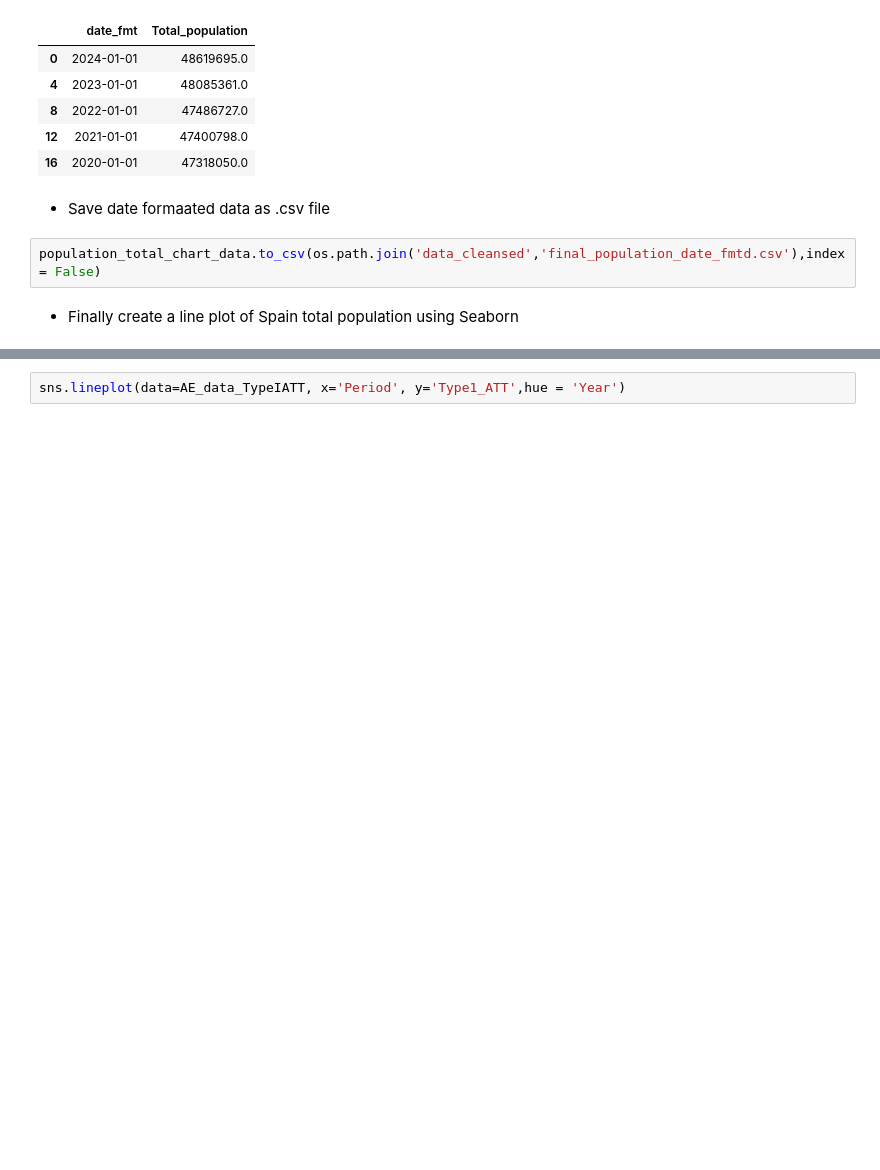
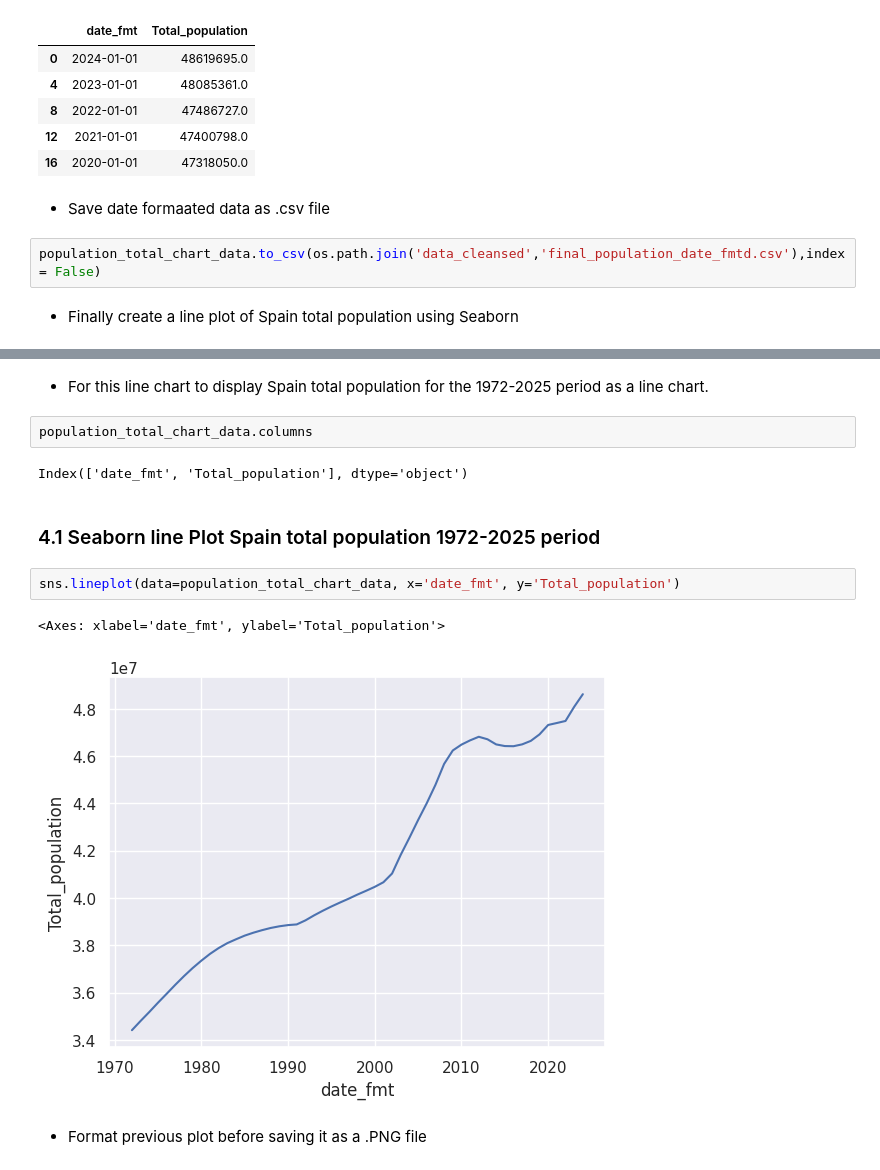
Before and after one commit to Pablo-source/ML-using-Python, a Jupyter notebook: data_wrangling_scripts/10 Import excel file creating standard date variable.ipynb, the cells around one changed output, grey strips where cells are left out. Cells and saved outputs as stored; diff of their text form; blank space fills up the shorter version.

Commit message:
designing Seaborn plot

```diff
--- a/data_wrangling_scripts/10 Import excel file creating standard date variable.ipynb
+++ b/data_wrangling_scripts/10 Import excel file creating standard date variable.ipynb
@@ -479,2 +487,15 @@ ModuleNotFoundError: No module named 'matplotlib'
+# %% [markdown]
+- For this line chart to display Spain total population for the 1972-2025 period as a line chart.
+# %%
+population_total_chart_data.columns
+# %% [output]
+Index(['date_fmt', 'Total_population'], dtype='object')
+# %% [markdown]
+### 4.1 Seaborn line Plot Spain total population 1972-2025 period
 # %%
-sns.lineplot(data=AE_data_TypeIATT, x='Period', y='Type1_ATT',hue = 'Year')
+sns.lineplot(data=population_total_chart_data, x='date_fmt', y='Total_population')
+# %% [output]
+<Axes: xlabel='date_fmt', ylabel='Total_population'>
+[figure, added]
+# %% [markdown]
+- Format previous plot before saving it as a .PNG file
```
Also changed, not shown: parts of 4 cells of this notebook.
